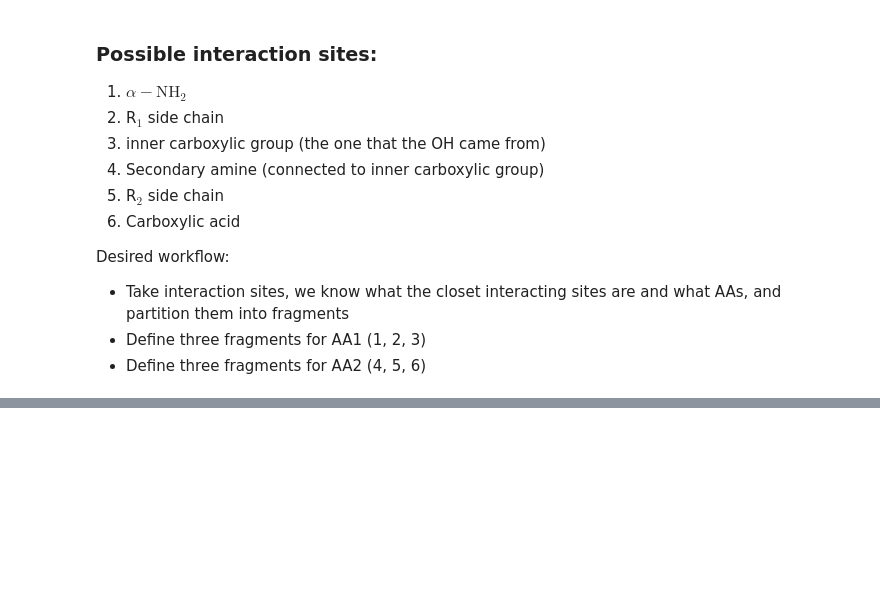
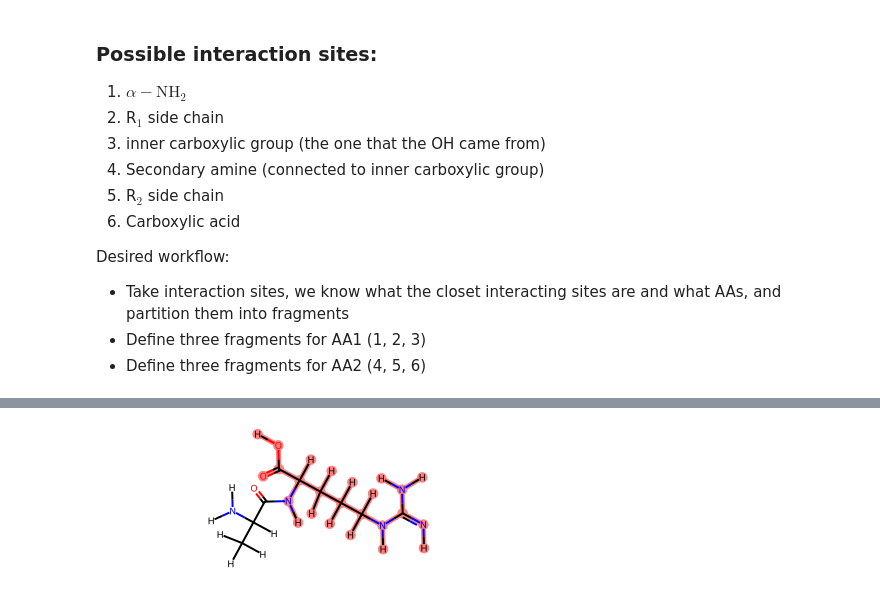
Before and after one commit to ChemRacer/dipeptide_co2, a Jupyter notebook: interaction_sites.ipynb, the cells around one changed output, grey strips where cells are left out. Cells and saved outputs as stored; diff of their text form; code cells hidden in the pictures; blank space fills up the shorter version.

```diff
--- a/interaction_sites.ipynb
+++ b/interaction_sites.ipynb
@@ -497,3 +615,7 @@ Desired workflow:
+# %%
+m
+# %% [output]
+[figure, added]
 # %%
 side_chains={k:AllChem.DeleteSubstructs(v,aa_mols['Glycine']) for k,v in aa_mols.items()}
 # side_chains={k:Chem.ReplaceSubstructs(v,aa_mols['Glycine'],Chem.MolFromSmarts("*"))[0] for k,v in aa_mols.items()}
```
Also changed, not shown: parts of 22 cells of this notebook, 6 other files.
